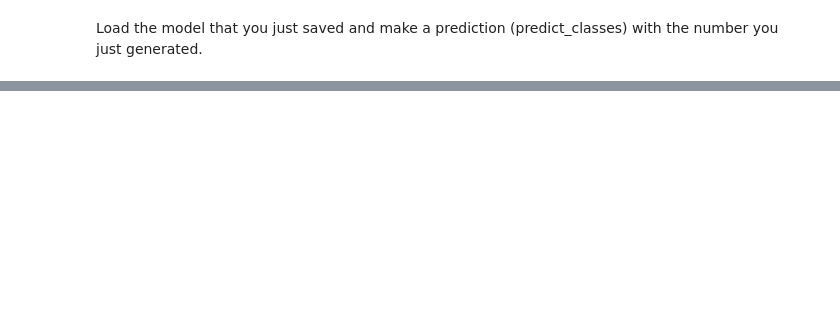
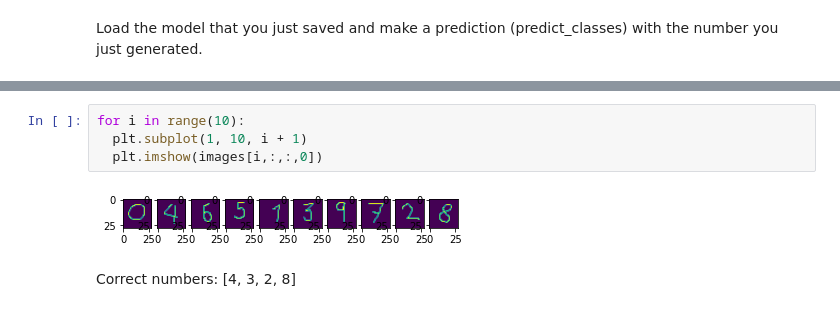
Before and after one commit to davemlz/Master_of_DataScience, a Jupyter notebook: ML1/6_Redes Convolucionales/classifying-numbers.ipynb, the cells around one changed output, grey strips where cells are left out. Saved outputs shown, nothing was run; the diff lists cells and outputs as text; blank space fills up the shorter version.

```diff
--- a/ML1/6_Redes Convolucionales/classifying-numbers.ipynb
+++ b/ML1/6_Redes Convolucionales/classifying-numbers.ipynb
@@ -284,0 +264,8 @@ array([6, 6, 0, 6, 8, 1, 0, 4, 6, 4])
+# %%
+for i in range(10):
+  plt.subplot(1, 10, i + 1)
+  plt.imshow(images[i,:,:,0])
+# %% [output]
+[figure, added]
+# %% [markdown]
+Correct numbers: [4, 3, 2, 8]
```
Also changed, not shown: parts of 17 cells of this notebook.
